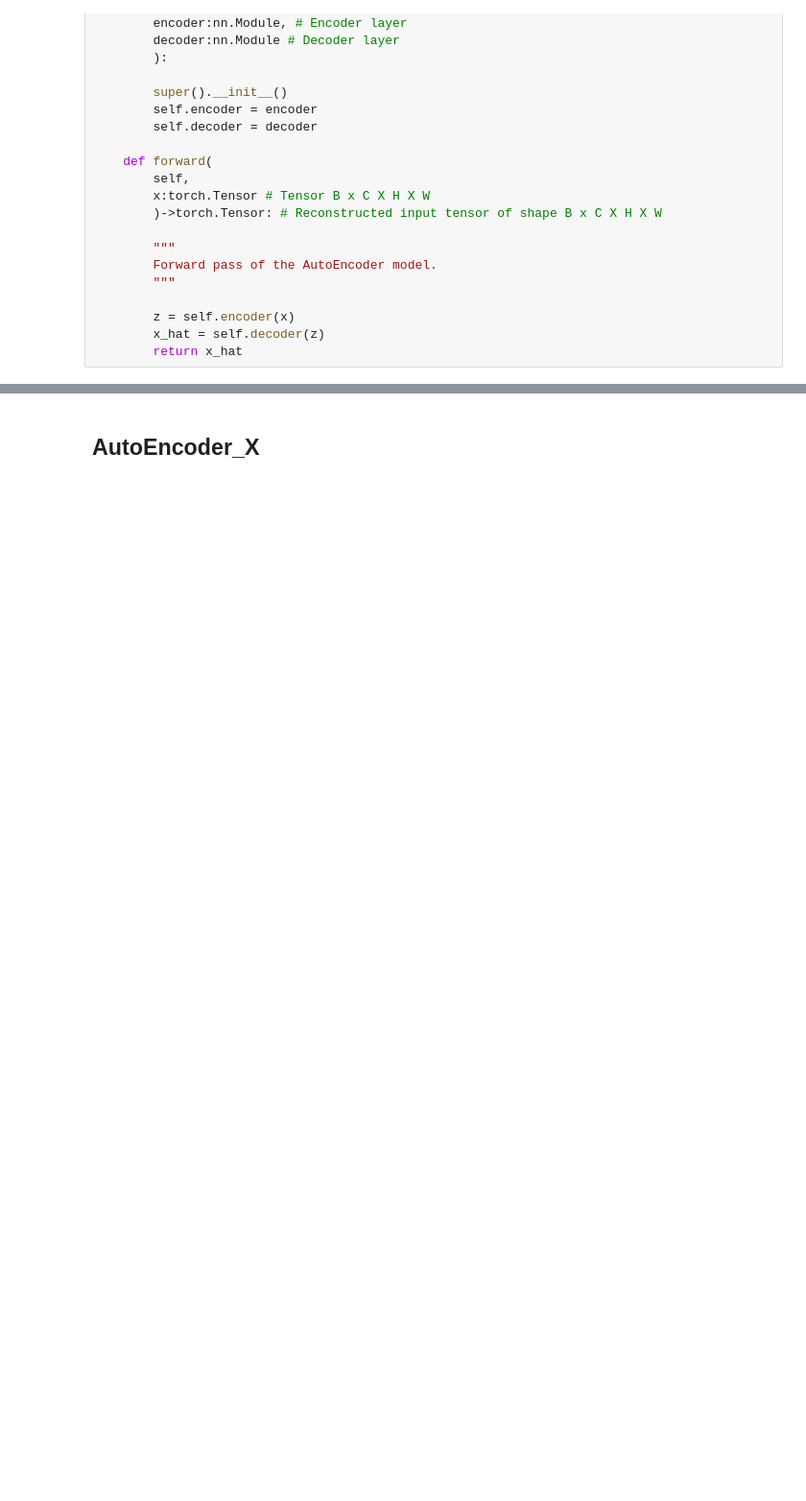
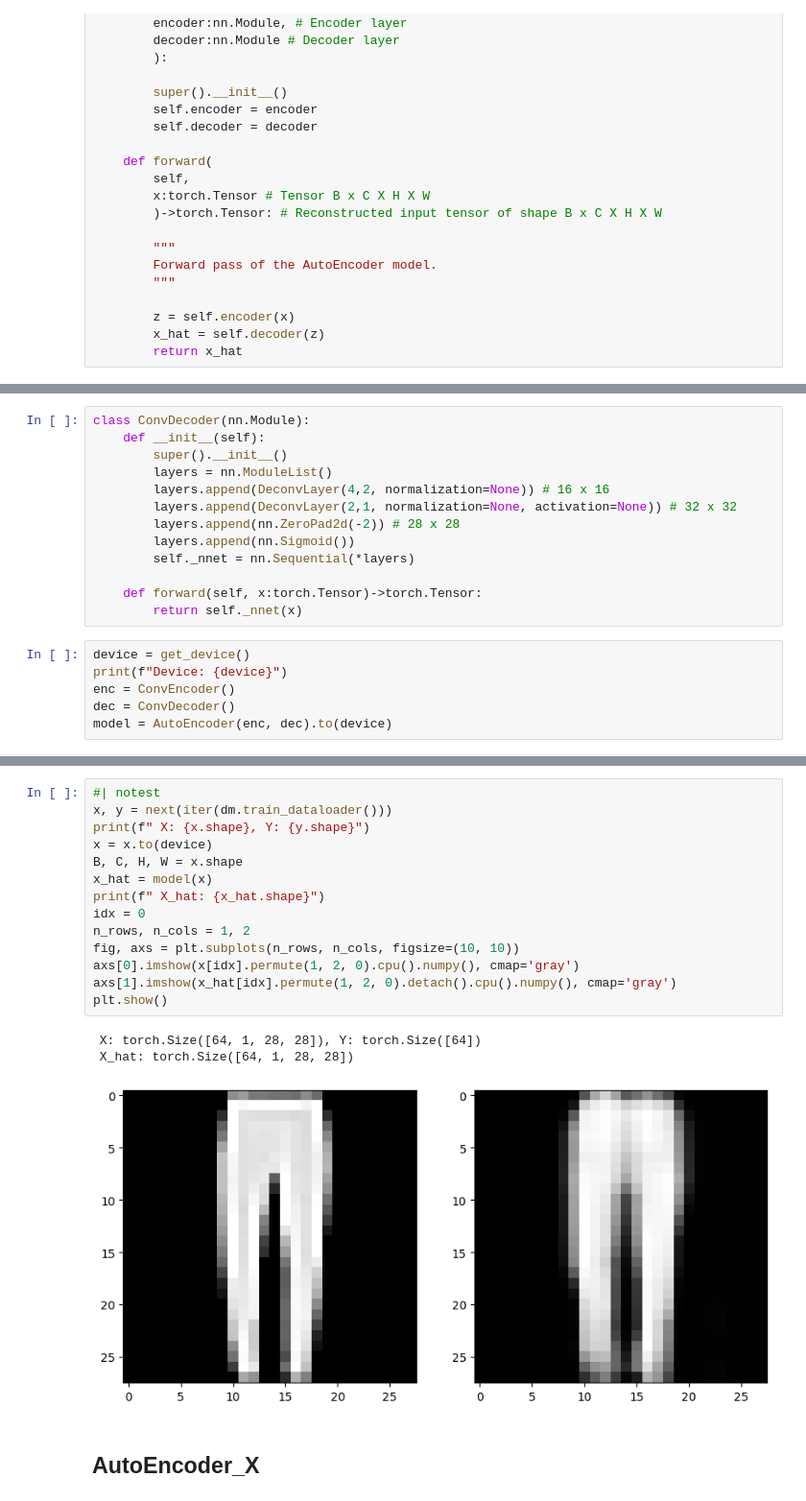
Before and after one commit to slegroux/nimrod, a Jupyter notebook: nbs/models.autoencoders.ipynb, the cells around one changed output, grey strips where cells are left out. Shown at 96% size. Drawn from its saved outputs; the diff is of its cells as text; blank space fills up the shorter version.

Commit message:
add conv-based autoencoder; + egs

```diff
--- a/nbs/models.autoencoders.ipynb
+++ b/nbs/models.autoencoders.ipynb
@@ -288,0 +386,19 @@ print(len(b), b[0].shape, b[1].shape)
+# %%
+class ConvDecoder(nn.Module):
+    def __init__(self):
+        super().__init__()
+        layers = nn.ModuleList()
+        layers.append(DeconvLayer(4,2, normalization=None)) # 16 x 16
+        layers.append(DeconvLayer(2,1, normalization=None, activation=None)) # 32 x 32
+        layers.append(nn.ZeroPad2d(-2)) # 28 x 28
+        layers.append(nn.Sigmoid())
+        self._nnet = nn.Sequential(*layers)
+
+    def forward(self, x:torch.Tensor)->torch.Tensor:
+        return self._nnet(x)
+# %%
+device = get_device()
+print(f"Device: {device}")
+enc = ConvEncoder()
+dec = ConvDecoder()
+model = AutoEncoder(enc, dec).to(device)
@@ -289,3 +449,21 @@ print(len(b), b[0].shape, b[1].shape)
+# %%
+#| notest
+x, y = next(iter(dm.train_dataloader()))
+print(f" X: {x.shape}, Y: {y.shape}")
+x = x.to(device)
+B, C, H, W = x.shape
+x_hat = model(x)
+print(f" X_hat: {x_hat.shape}")
+idx = 0
+n_rows, n_cols = 1, 2
+fig, axs = plt.subplots(n_rows, n_cols, figsize=(10, 10))
+axs[0].imshow(x[idx].permute(1, 2, 0).cpu().numpy(), cmap='gray')
+axs[1].imshow(x_hat[idx].permute(1, 2, 0).detach().cpu().numpy(), cmap='gray')
+plt.show()
+# %% [output]
+ X: torch.Size([64, 1, 28, 28]), Y: torch.Size([64])
+ X_hat: torch.Size([64, 1, 28, 28])
+[figure, added]
 # %% [markdown]
 ## AutoEncoder_X
 # %%
```
Also changed, not shown: parts of 17 cells of this notebook, 10 other files.
